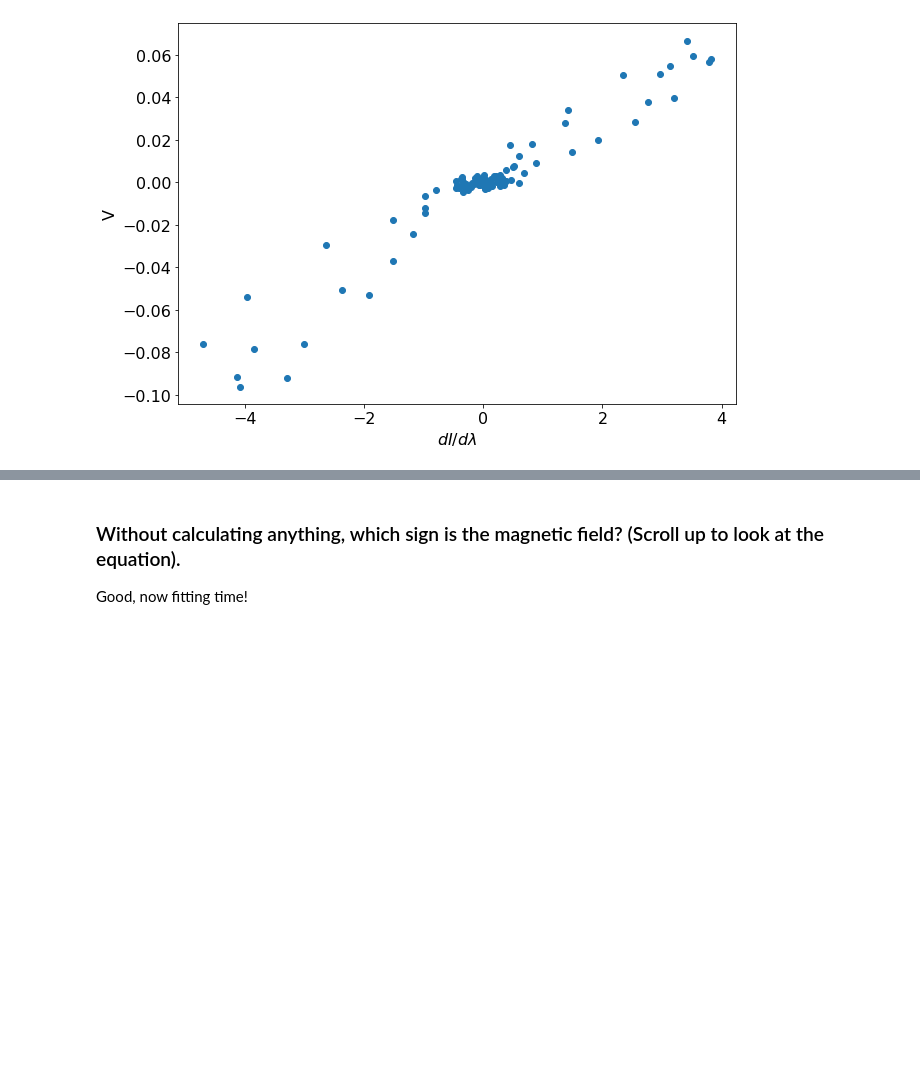
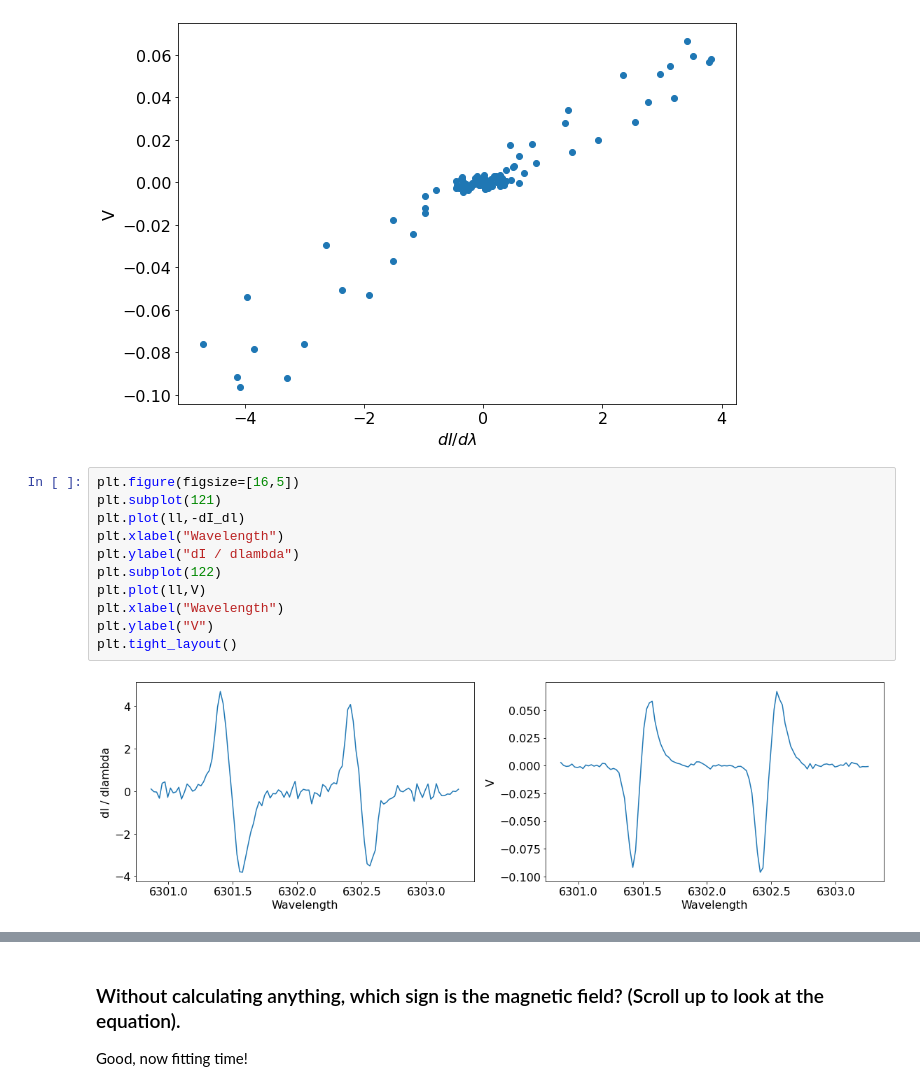
Before and after one commit to ivanzmilic/collage, a Jupyter notebook: Weak_field_MCMC_April_2021.ipynb, the cells around one changed output, grey strips where cells are left out. Saved outputs shown, nothing was run; the diff lists cells and outputs as text; blank space fills up the shorter version.

```diff
--- a/Weak_field_MCMC_April_2021.ipynb
+++ b/Weak_field_MCMC_April_2021.ipynb
@@ -237,3 +221,16 @@ plt.ylabel("V")
 # %% [output]
 Text(0, 0.5, 'V')
 [figure]
+# %%
+plt.figure(figsize=[16,5])
+plt.subplot(121)
+plt.plot(ll,-dI_dl)
+plt.xlabel("Wavelength")
+plt.ylabel("dI / dlambda")
+plt.subplot(122)
+plt.plot(ll,V)
+plt.xlabel("Wavelength")
+plt.ylabel("V")
+plt.tight_layout()
+# %% [output]
+[figure, added]
```
Also changed, not shown: parts of 4 cells of this notebook, 1 other file.
